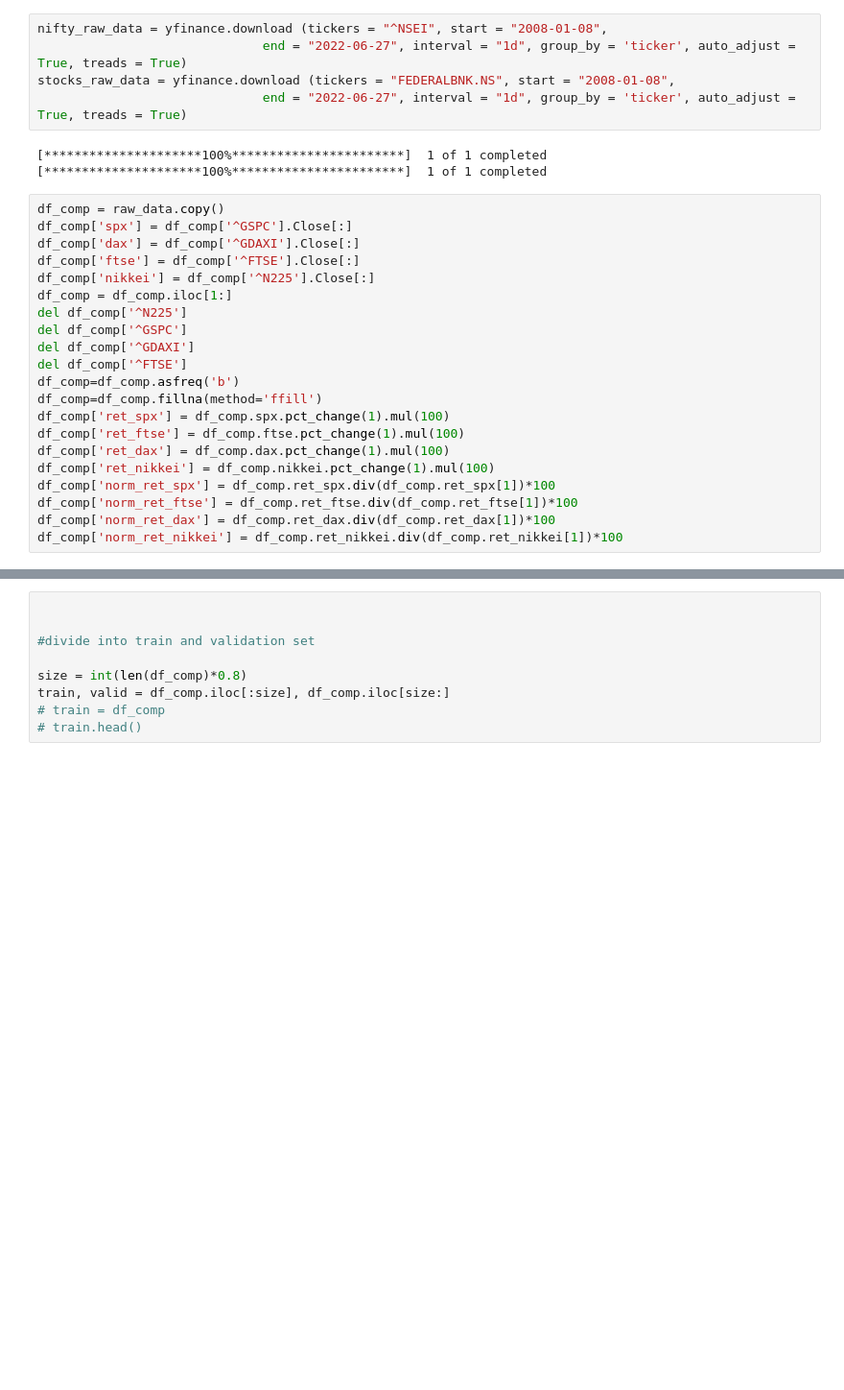
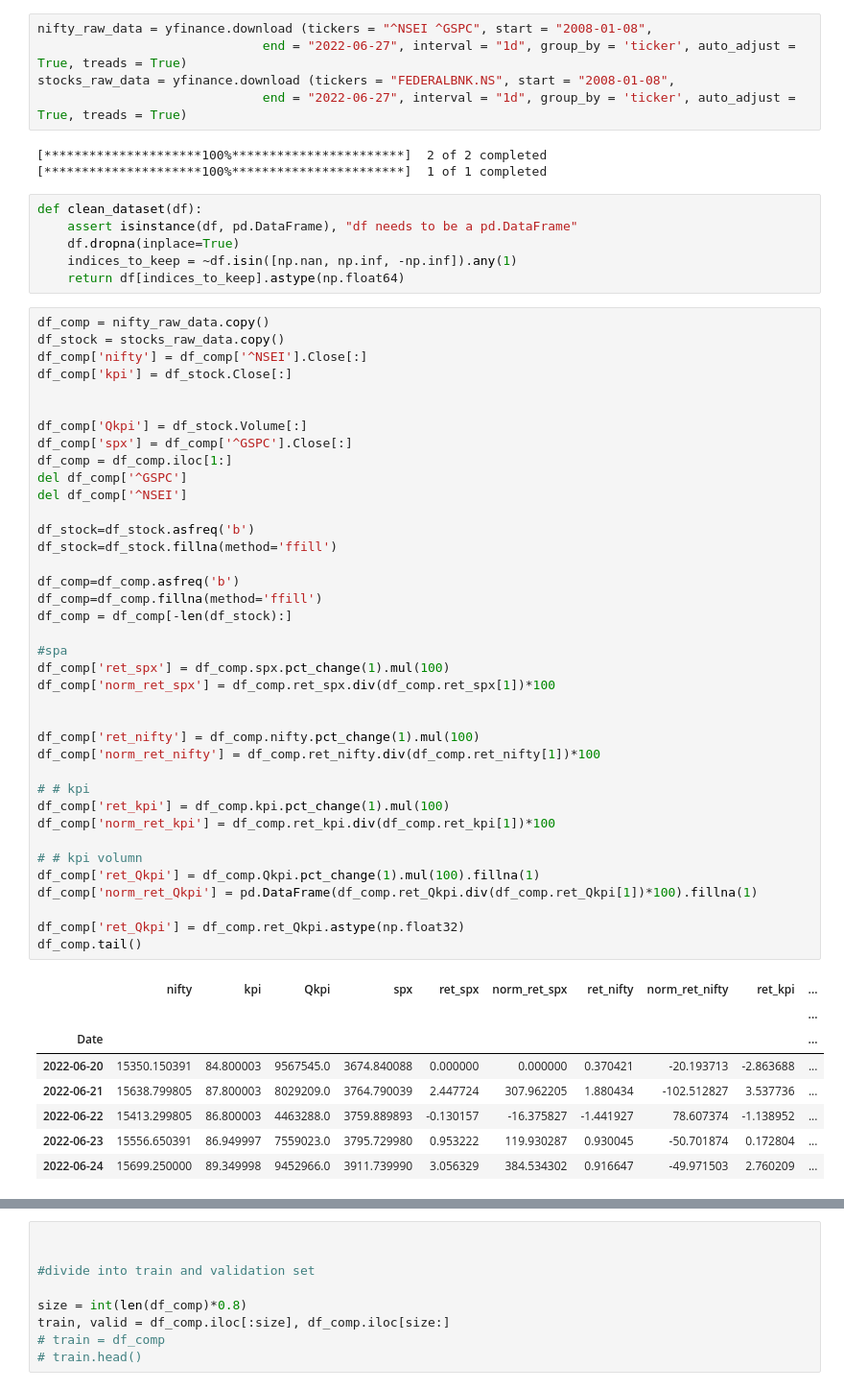
Before and after one commit to vvvipindsm/Interview, a Jupyter notebook: playground.ipynb, the cells around one changed output, grey strips where cells are left out. Shown: that part at 96% size. Drawn from its saved outputs; the diff is of its cells as text; blank space fills up the shorter version.

```diff
--- a/playground.ipynb
+++ b/playground.ipynb
@@ -31,29 +33,61 @@ Successfully installed lxml-4.9.1 requests-2.28.1 yfinance-0.1.72
 # %%
-nifty_raw_data = yfinance.download (tickers = "^NSEI", start = "2008-01-08",
+nifty_raw_data = yfinance.download (tickers = "^NSEI ^GSPC", start = "2008-01-08",
                               end = "2022-06-27", interval = "1d", group_by = 'ticker', auto_adjust = True, treads = True)
 stocks_raw_data = yfinance.download (tickers = "FEDERALBNK.NS", start = "2008-01-08",
                               end = "2022-06-27", interval = "1d", group_by = 'ticker', auto_adjust = True, treads = True)
 # %% [output]
+[*********************100%***********************]  2 of 2 completed
 [*********************100%***********************]  1 of 1 completed
-[*********************100%***********************]  1 of 1 completed
+# %%
+def clean_dataset(df):
+    assert isinstance(df, pd.DataFrame), "df needs to be a pd.DataFrame"
+    df.dropna(inplace=True)
+    indices_to_keep = ~df.isin([np.nan, np.inf, -np.inf]).any(1)
+    return df[indices_to_keep].astype(np.float64)
 # %%
-df_comp = raw_data.copy()
+df_comp = nifty_raw_data.copy()
+df_stock = stocks_raw_data.copy()
+df_comp['nifty'] = df_comp['^NSEI'].Close[:]
+df_comp['kpi'] = df_stock.Close[:]
+
+
+df_comp['Qkpi'] = df_stock.Volume[:]
 df_comp['spx'] = df_comp['^GSPC'].Close[:]
-df_comp['dax'] = df_comp['^GDAXI'].Close[:]
-df_comp['ftse'] = df_comp['^FTSE'].Close[:]
-df_comp['nikkei'] = df_comp['^N225'].Close[:]
 df_comp = df_comp.iloc[1:]
-del df_comp['^N225']
 del df_comp['^GSPC']
-del df_comp['^GDAXI']
-del df_comp['^FTSE']
+del df_comp['^NSEI']
+
+df_stock=df_stock.asfreq('b')
+df_stock=df_stock.fillna(method='ffill')
+
 df_comp=df_comp.asfreq('b')
 df_comp=df_comp.fillna(method='ffill')
+df_comp = df_comp[-len(df_stock):]
+
+#spa
 df_comp['ret_spx'] = df_comp.spx.pct_change(1).mul(100)
-df_comp['ret_ftse'] = df_comp.ftse.pct_change(1).mul(100)
-df_comp['ret_dax'] = df_comp.dax.pct_change(1).mul(100)
-df_comp['ret_nikkei'] = df_comp.nikkei.pct_change(1).mul(100)
 df_comp['norm_ret_spx'] = df_comp.ret_spx.div(df_comp.ret_spx[1])*100
-df_comp['norm_ret_ftse'] = df_comp.ret_ftse.div(df_comp.ret_ftse[1])*100
-df_comp['norm_ret_dax'] = df_comp.ret_dax.div(df_comp.ret_dax[1])*100
-df_comp['norm_ret_nikkei'] = df_comp.ret_nikkei.div(df_comp.ret_nikkei[1])*100
+
+
+df_comp['ret_nifty'] = df_comp.nifty.pct_change(1).mul(100)
+df_comp['norm_ret_nifty'] = df_comp.ret_nifty.div(df_comp.ret_nifty[1])*100
+
+# # kpi
+df_comp['ret_kpi'] = df_comp.kpi.pct_change(1).mul(100)
+df_comp['norm_ret_kpi'] = df_comp.ret_kpi.div(df_comp.ret_kpi[1])*100
+
+# # kpi volumn
+df_comp['ret_Qkpi'] = df_comp.Qkpi.pct_change(1).mul(100).fillna(1)
+df_comp['norm_ret_Qkpi'] = pd.DataFrame(df_comp.ret_Qkpi.div(df_comp.ret_Qkpi[1])*100).fillna(1)
+
+df_comp['ret_Qkpi'] = df_comp.ret_Qkpi.astype(np.float32)
+df_comp.tail()
+# %% [output]
+|  | nifty | kpi | Qkpi | spx | ret_spx | norm_ret_spx | ret_nifty | norm_ret_nifty | ret_kpi | ... |
+|  |  |  |  |  |  |  |  |  |  | ... |
+| Date |  |  |  |  |  |  |  |  |  | ... |
+| 2022-06-20 | 15350.150391 | 84.800003 | 9567545.0 | 3674.840088 | 0.000000 | 0.000000 | 0.370421 | -20.193713 | -2.863688 | ... |
+| 2022-06-21 | 15638.799805 | 87.800003 | 8029209.0 | 3764.790039 | 2.447724 | 307.962205 | 1.880434 | -102.512827 | 3.537736 | ... |
+| 2022-06-22 | 15413.299805 | 86.800003 | 4463288.0 | 3759.889893 | -0.130157 | -16.375827 | -1.441927 | 78.607374 | -1.138952 | ... |
+| 2022-06-23 | 15556.650391 | 86.949997 | 7559023.0 | 3795.729980 | 0.953222 | 119.930287 | 0.930045 | -50.701874 | 0.172804 | ... |
+| 2022-06-24 | 15699.250000 | 89.349998 | 9452966.0 | 3911.739990 | 3.056329 | 384.534302 | 0.916647 | -49.971503 | 2.760209 | ... |
```
Also changed, not shown: parts of 5 cells of this notebook.
